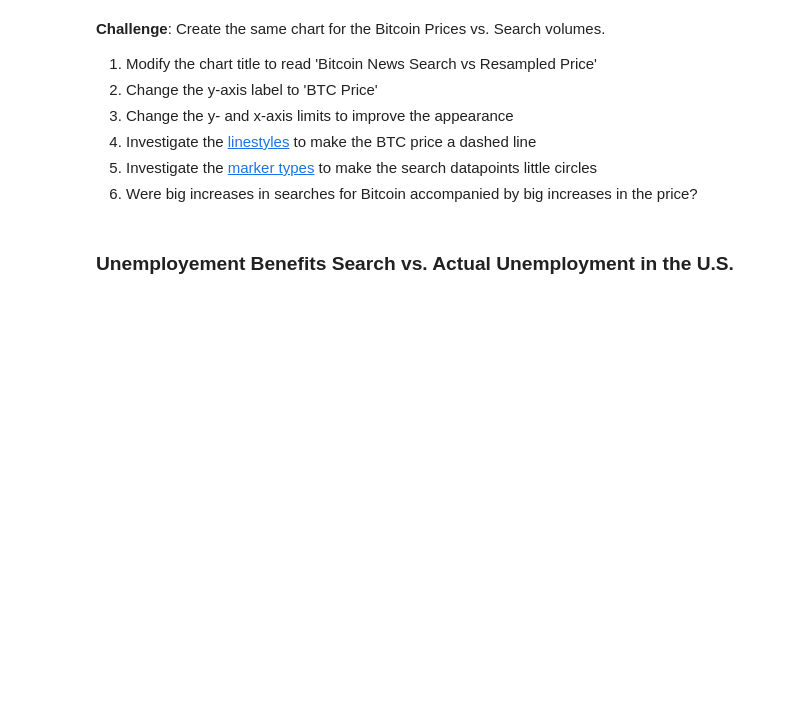
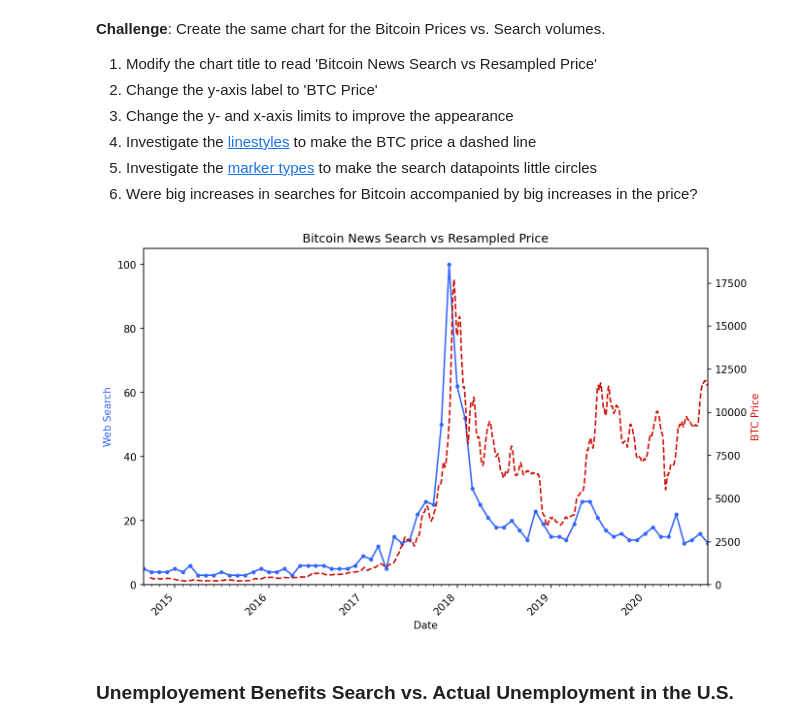
Before and after one commit to KenkiCZ/google_notebooks, a Jupyter notebook: C101_Google_Trends.ipynb, the cells around one changed output. Drawn from its saved outputs; the diff is of its cells as text; code cells hidden in the pictures; blank space fills up the shorter version.

```diff
--- a/C101_Google_Trends.ipynb
+++ b/C101_Google_Trends.ipynb
@@ -271,3 +309,41 @@ How to add tick formatting for dates on the x-axis.
 4. Investigate the [linestyles](https://matplotlib.org/3.2.1/api/_as_gen/matplotlib.pyplot.plot.html ) to make the BTC price a dashed line <br>
 5. Investigate the [marker types](https://matplotlib.org/3.2.1/api/markers_api.html) to make the search datapoints little circles <br>
 6. Were big increases in searches for Bitcoin accompanied by big increases in the price?
+# %%
+import matplotlib.dates as mdates
+
+# Locators and DateFormatter
+years = mdates.YearLocator()
+months = mdates.MonthLocator()
+years_fmt = mdates.DateFormatter("%Y")
+
+
+plt.figure(figsize=(10,6), dpi=150)
+plt.xticks(rotation=45, ha='right')
+plt.title("Bitcoin News Search vs Resampled Price")
+
+ax1 = plt.gca()
+ax2 = ax1.twinx()
+
+ax1.set_xlabel("Date")
+ax1.set_ylabel("Web Search", color="#3365FF")
+ax2.set_ylabel("BTC Price", color="#CE0900")
+
+ax1.set_ylim(0, df_btc_search["BTC_NEWS_SEARCH"].max()+5)
+ax2.set_ylim(0, df_btc_price["CLOSE"].max()+5)
+date_strings = pd.to_datetime((df_btc_search["MONTH"].min(), df_btc_search["MONTH"].max()))
+ax1.set_xlim(date_strings)
+ax2.set_xlim(date_strings)
+
+# Adding Tics
+ax1.xaxis.set_major_locator(years)
+ax1.xaxis.set_major_formatter(years_fmt)
+ax1.xaxis.set_minor_locator(months)
+
+
+ax1.plot(df_btc_search["MONTH"], df_btc_search["BTC_NEWS_SEARCH"], color="#3365FF", marker=".")
+ax2.plot(df_btc_price["DATE"], df_btc_price["CLOSE"].rolling(window=10).mean(), color="#CE0900", linestyle="dashed")
+
+plt.show()
+# %% [output]
+[figure, added]
```
Also changed, not shown: parts of 11 cells of this notebook.
